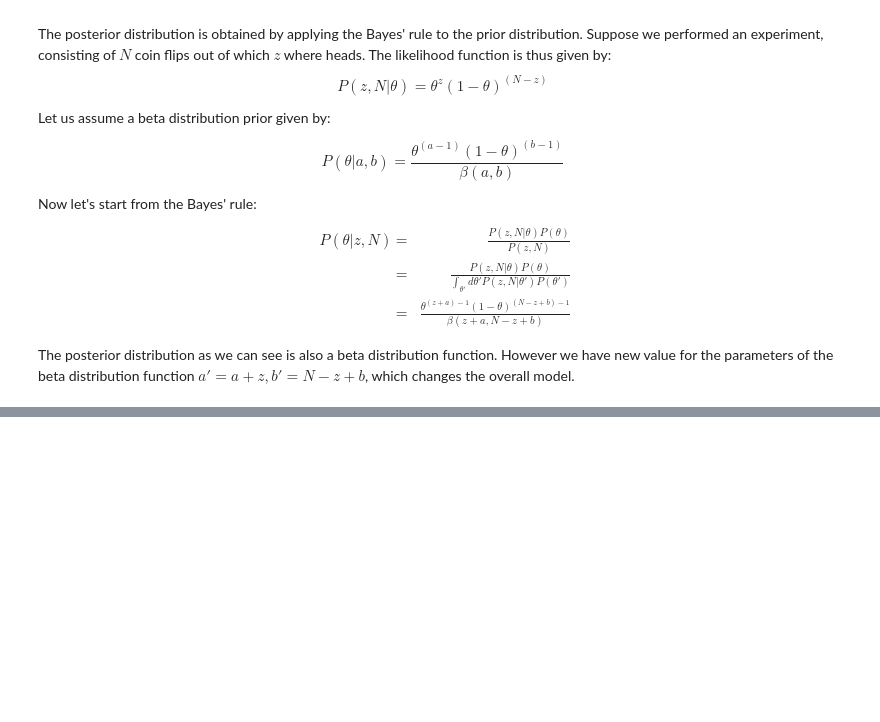
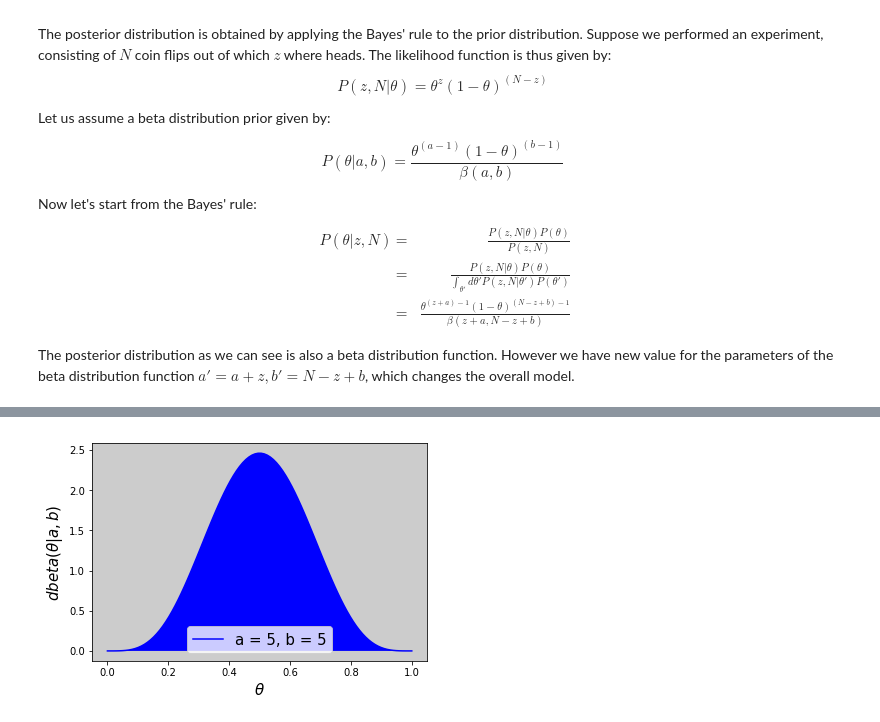
Before and after one commit to nathdipankar/Bayesian-Statistics, a Jupyter notebook: BinomialProbailityWithExactmathematicalAnalysis/Inferring Binomial Probability.ipynb, the cells around one changed output, grey strips where cells are left out. Saved outputs shown, nothing was run; the diff lists cells and outputs as text; code cells hidden in the pictures; blank space fills up the shorter version.

```diff
--- a/BinomialProbailityWithExactmathematicalAnalysis/Inferring Binomial Probability.ipynb
+++ b/BinomialProbailityWithExactmathematicalAnalysis/Inferring Binomial Probability.ipynb
@@ -187,0 +198,12 @@ The posterior distribution as we can see is also a beta distribution function. H
+# %%
+#prior
+a,b = 5, 5
+fig, ax = plt.subplots(1, 1)
+ax.plot(x, beta.pdf(x, a, b), 'b-',  label='a = {}, b = {}'.format(a,b))
+ax.legend(loc = 'best', fontsize = 15)
+ax.set_xlabel(r'$\theta$', fontsize = 15)
+ax.set_ylabel(r'$dbeta\left(\theta|a,b\right)$', fontsize = 15)
+ax.fill(x, beta.pdf(x, a, b), 'b')
+ax.set_facecolor('0.8')
+# %% [output]
+[figure, added]
```
Also changed, not shown: parts of 25 cells of this notebook.
